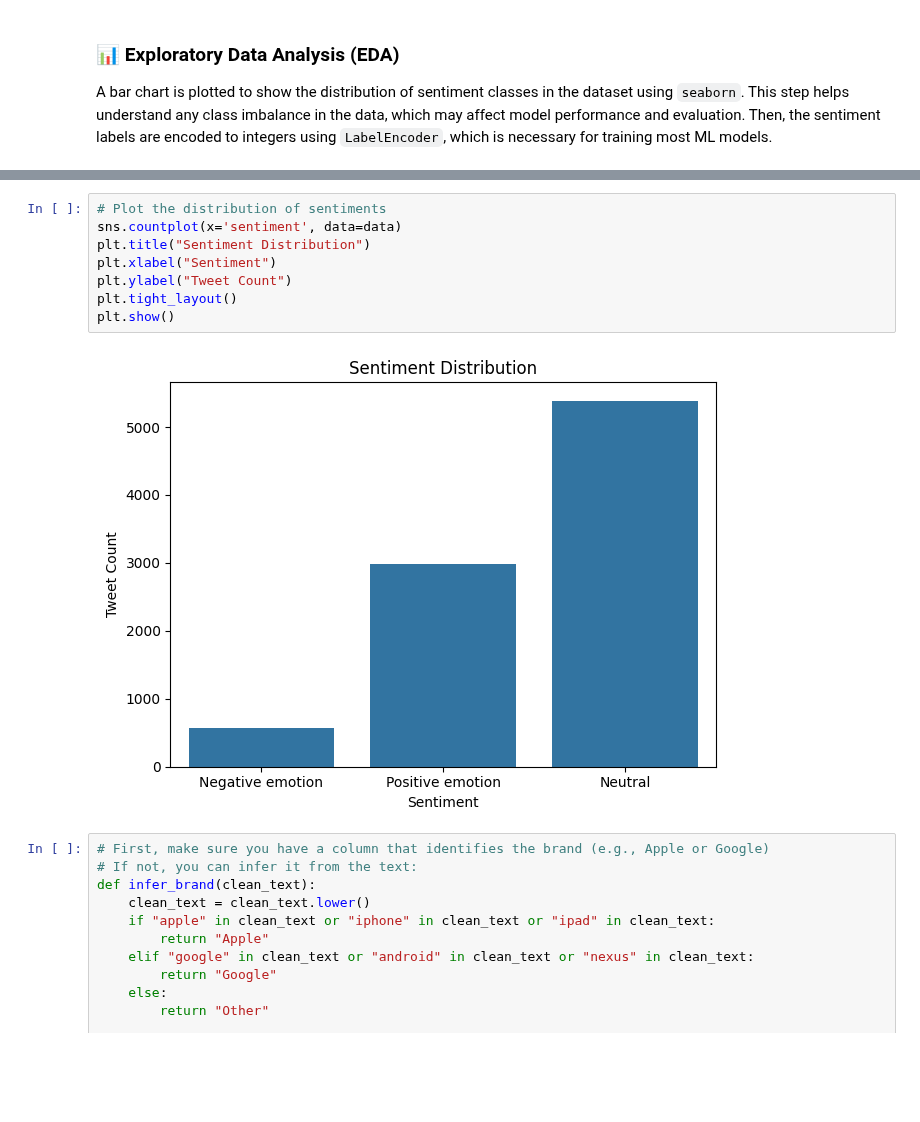
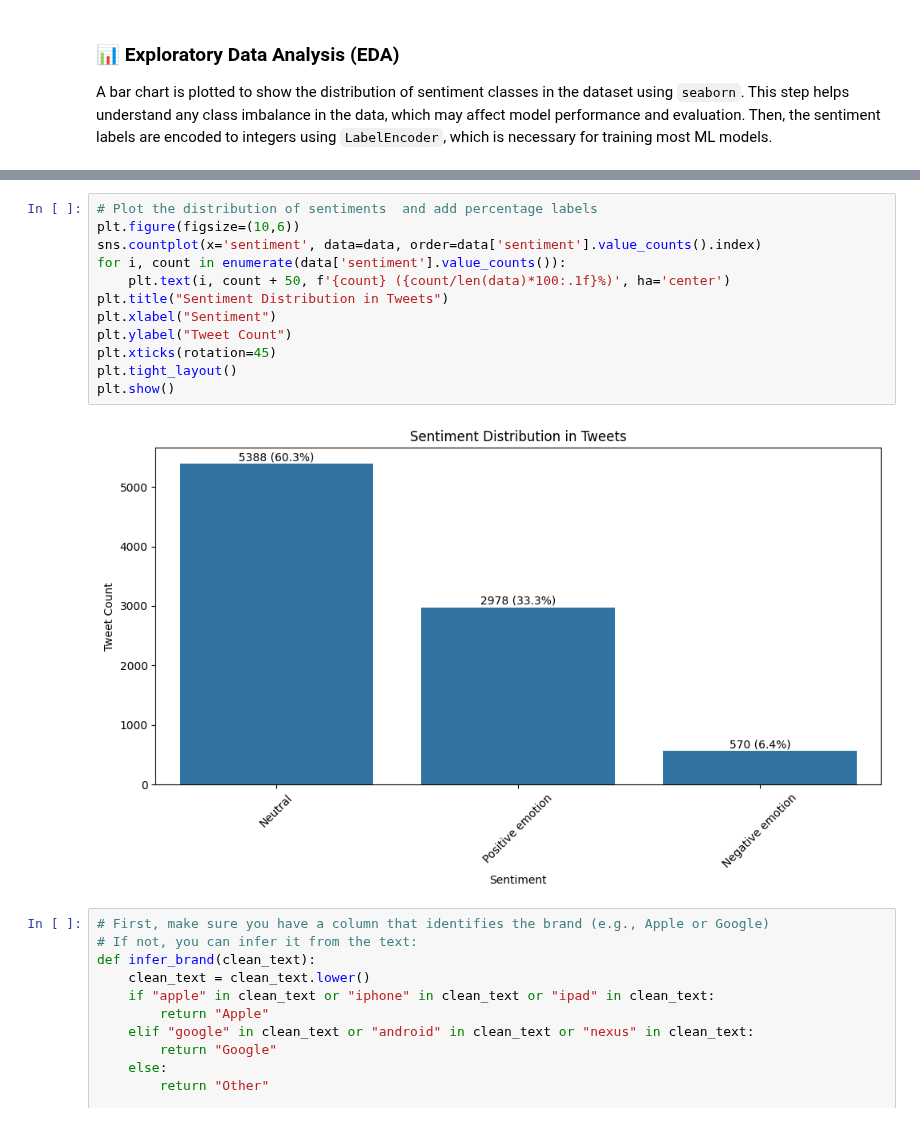
Before and after one commit to Owiti-Charles/Phase-4-Group-6, a Jupyter notebook: notebook.ipynb, the cells around one changed output, grey strips where cells are left out. Cells and saved outputs as stored; diff of their text form; blank space fills up the shorter version.

Commit message:
visualization

```diff
--- a/notebook.ipynb
+++ b/notebook.ipynb
@@ -180,13 +180,17 @@ for label in data['sentiment'].unique():
 # %%
-# Plot the distribution of sentiments
-sns.countplot(x='sentiment', data=data)
-plt.title("Sentiment Distribution")
+# Plot the distribution of sentiments  and add percentage labels
+plt.figure(figsize=(10,6))
+sns.countplot(x='sentiment', data=data, order=data['sentiment'].value_counts().index)
+for i, count in enumerate(data['sentiment'].value_counts()):
+    plt.text(i, count + 50, f'{count} ({count/len(data)*100:.1f}%)', ha='center')
+plt.title("Sentiment Distribution in Tweets")
 plt.xlabel("Sentiment")
 plt.ylabel("Tweet Count")
+plt.xticks(rotation=45)
 plt.tight_layout()
 plt.show()
 # %% [output]
-[figure, old version]
+[figure, new version]
 # %%
 # First, make sure you have a column that identifies the brand (e.g., Apple or Google)
 # If not, you can infer it from the text:
```
Also changed, not shown: parts of 4 cells of this notebook.
